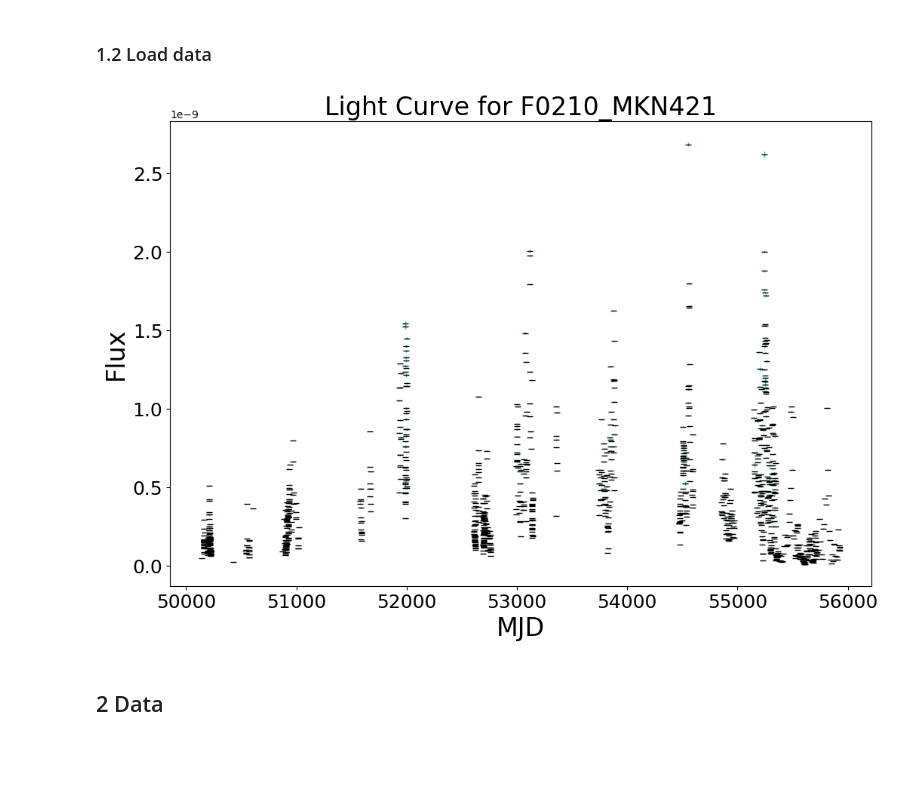
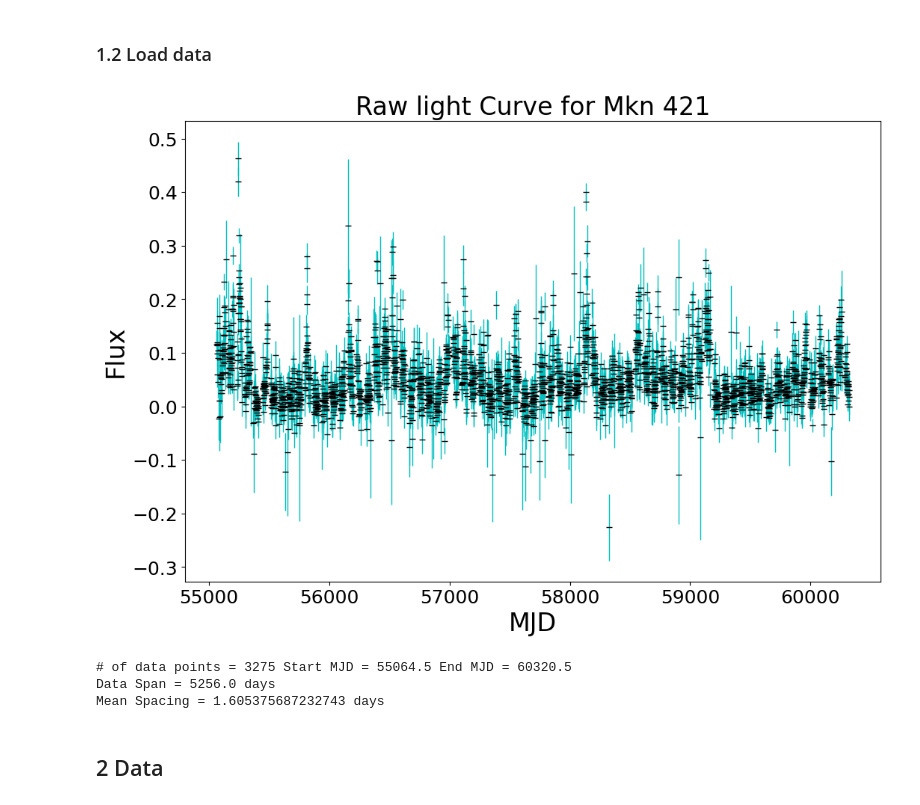
Before and after one commit to Beauremontt/AGN-Flux-Timing-Analysis, a Jupyter notebook: AGNFluxTimingAnalysis.ipynb, the cells around one changed output. Drawn from its saved outputs; the diff is of its cells as text; code cells hidden in the pictures; blank space fills up the shorter version.

Commit message:
Created ability to load data from url, also removed RESET cell

```diff
--- a/AGNFluxTimingAnalysis.ipynb
+++ b/AGNFluxTimingAnalysis.ipynb
@@ -21,10 +19,14 @@ from astropy.timeseries import LombScargle  # for the periodograms
 # %%
 # @title  { form-width: "25%" }
 
-# file name (including '.txt') that contains the flux data
-filename = "F0210_MKN421.txt"  # @param {type:"string"}
+# url of the flux data
+url = "http://maxi.riken.jp/star_data/J1104+382/J1104+382_g_lc_1day_all.dat" # @param {type:"string"}
 
-# number of lines to skip at the beginning of the file; genfromtxt automatically skips commented lines
+# name of the AGN
+flux_source = "Mkn 421"  # @param {type:"string"}
+
+# number of lines to skip at the beginning of the file
+  # genfromtxt automatically skips commented lines
 skip_header = 0  # @param {type:"integer"}
 
 # number of lines to skip at bottom
@@ -38,42 +40,52 @@ lc_xlim = None  # @param {type:"raw"}
 lc_ylim = None  # @param {type:"raw"}
 
 
-# load the text file with the flux data
-AGN = np.genfromtxt(filename, skip_header = skip_header, skip_footer = skip_footer)
+# fetch the content from the url
+response = requests.get(url)
+
+# create a text file-like with the data
+txt_content = StringIO(response.text)
+
+# create an array from the text file
+AGN = np.genfromtxt(txt_content, skip_header = skip_header, skip_footer = skip_footer)
+
 
 # set up the values
 x = 86400*AGN[:,0]  # This is the first column of the data set (MJD midpoint of observation)
 y = AGN[:,1]  # Second column of the data set (Flux)
 dy = AGN[:,2]  # Third column of the data set (the uncertainty)
 
 # get timespan and spacing of data
 NumData = len(x)
 Span = x[NumData - 1] - x[0]
 MeanSpacing = Span / (NumData - 1)
 
 # get averages of the error and the flux to find the percent error
 Error = np.mean(dy)
 Mean = np.mean(y)
 
 
 # plot of light curve
 if display_raw == True:
   plt.subplots(1,1,figsize=(12,8))
-  plt.title('Raw light Curve for ' + filename[:-4], fontsize=24)
+  plt.title('Raw light Curve for ' + flux_source, fontsize=24)
   plt.xlabel('MJD', fontsize=24)
   plt.ylabel('Flux', fontsize=24)
   if lc_xlim != None: plt.xlim(lc_xlim)
   if lc_ylim != None: plt.ylim(lc_ylim)
   plt.tick_params(labelsize=18)
   #plt.plot(x/86400, y)
   plt.errorbar(x/86400, y, yerr=dy, fmt='_k', ecolor='c', elinewidth=1);
   plt.show()
 
-  print("\n# of data points =", NumData, "Start MJD =", x[0]/86400, "End MJD =", x[NumData - 1]/86400)
+  print("\nNumber of data points =", NumData, "Start MJD =", x[0]/86400, "End MJD =", x[NumData - 1]/86400)
   print("Data Span =", Span/86400, "days",)
   print("Mean Spacing =", MeanSpacing/86400, "days")
 # %% [output]
-[figure, old version]
+[figure, new version]
+# of data points = 3275 Start MJD = 55064.5 End MJD = 60320.5
+Data Span = 5256.0 days
+Mean Spacing = 1.605375687232743 days
 # %% [markdown]
 ## 2 Data
 # %% [markdown]
```
Also changed, not shown: parts of 10 cells of this notebook.
